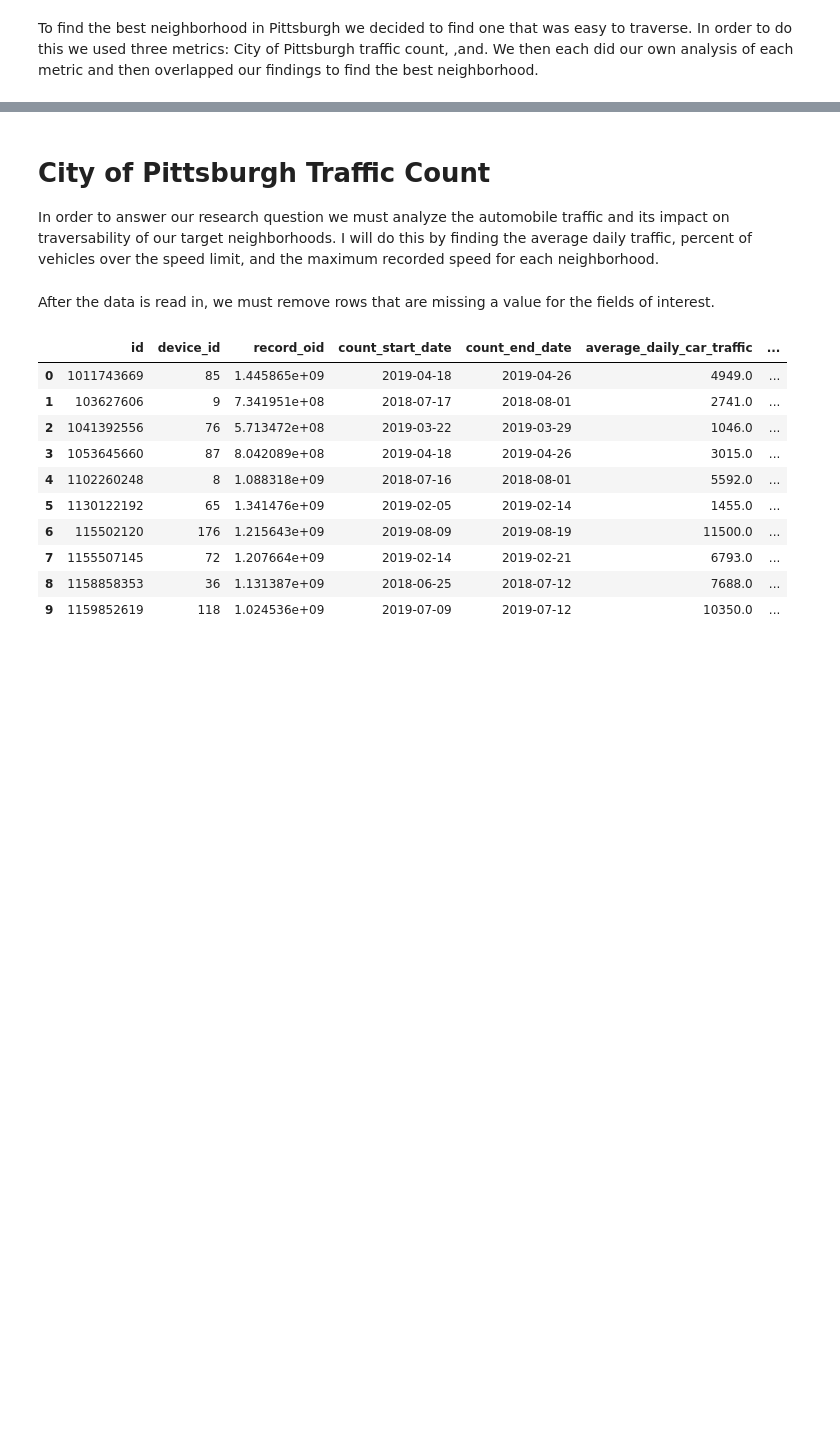
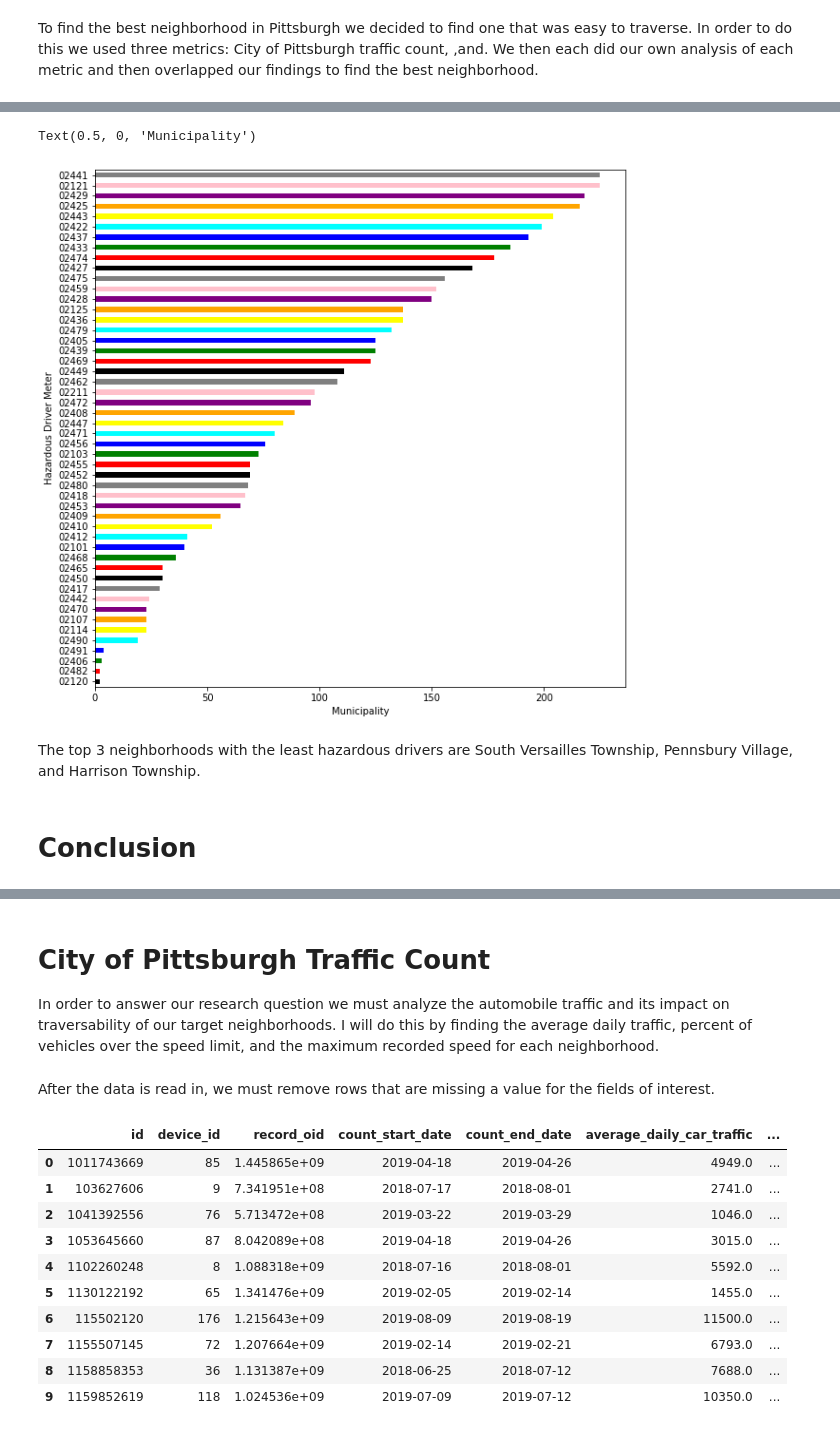
Before and after one commit to ChrisWhite1218/BestNeighborhoodInPittsburgh, a Jupyter notebook: Final_Report.ipynb, the cells around one changed output, grey strips where cells are left out. Cells and saved outputs as stored; diff of their text form; code cells hidden in the pictures; blank space fills up the shorter version.

```diff
--- a/Final_Report.ipynb
+++ b/Final_Report.ipynb
@@ -4,0 +183,36 @@ To find the best neighborhood in Pittsburgh we decided to find one that was easy
+# %%
+hazardous_drivers = dict()
+
+# loops through every row of the crash data
+for i in range(len(crash_data)):
+
+    # stores values of data points for each row
+    alcohol = crash_data.loc[i, 'ALCOHOL_RELATED']
+    phone = crash_data.loc[i, 'CELL_PHONE']
+    red_light = crash_data.loc[i, 'RUNNING_RED_LT']
+    tailgaiting = crash_data.loc[i, 'TAILGATING']
+    speeding = crash_data.loc[i, 'SPEEDING_RELATED']
+    agressive_driving = crash_data.loc[i, 'AGGRESSIVE_DRIVING']
+    neighborhood = crash_data.loc[i, 'MUNICIPALITY']
+
+    # if the neighborhood does not already exist in the dictionary, add it with 0
+    if neighborhood not in hazardous_drivers:
+        hazardous_drivers[neighborhood] = 0
+    # if data points indicate one of the following, increment it in the dictionary for that neighborhood
+    if int(alcohol) == 2:
+        hazardous_drivers[neighborhood] += 1
+    if int(phone) > 0:
+        hazardous_drivers[neighborhood] += 1
+    if int(red_light) > 0:
+        hazardous_drivers[neighborhood] += 1
+    if int(tailgaiting) > 0:
+        hazardous_drivers[neighborhood] += 1
+    if int(speeding) > 0:
+        hazardous_drivers[neighborhood] += 1
+    if int(agressive_driving) > 0:
+        hazardous_drivers[neighborhood] += 1
+
+# make a new temp series from the dictionary to sort the values
+new_hazardous_drivers = pd.Series(hazardous_drivers)
+sorted_hazardous_drivers = new_hazardous_drivers.sort_values()
+sorted_hazardous_drivers.head(10)
@@ -4,0 +231,16 @@ To find the best neighborhood in Pittsburgh we decided to find one that was easy
+# %%
+least_hazardous_drivers = sorted_hazardous_drivers.head(50)
+
+# plot the first 50 neighborhoods from most hazardous driver incidents to least
+plot3 = least_hazardous_drivers.plot(kind='barh', figsize=(10,10), color=['black', 'red', 'green', 'blue', 'cyan', 'yellow', 'orange', 'purple', 'pink', 'gray'])
+# y axis label
+plot3.set_ylabel("Hazardous Driver Meter")
+# x axis label
+plot3.set_xlabel("Municipality")
+# %% [output]
+Text(0.5, 0, 'Municipality')
+[figure, added]
+# %% [markdown]
+The top 3 neighborhoods with the least hazardous drivers are South Versailles Township, Pennsbury Village, and Harrison Township.
+# %% [markdown]
+# Conclusion
```
Also changed, not shown: parts of 23 cells of this notebook, 1 other file.
